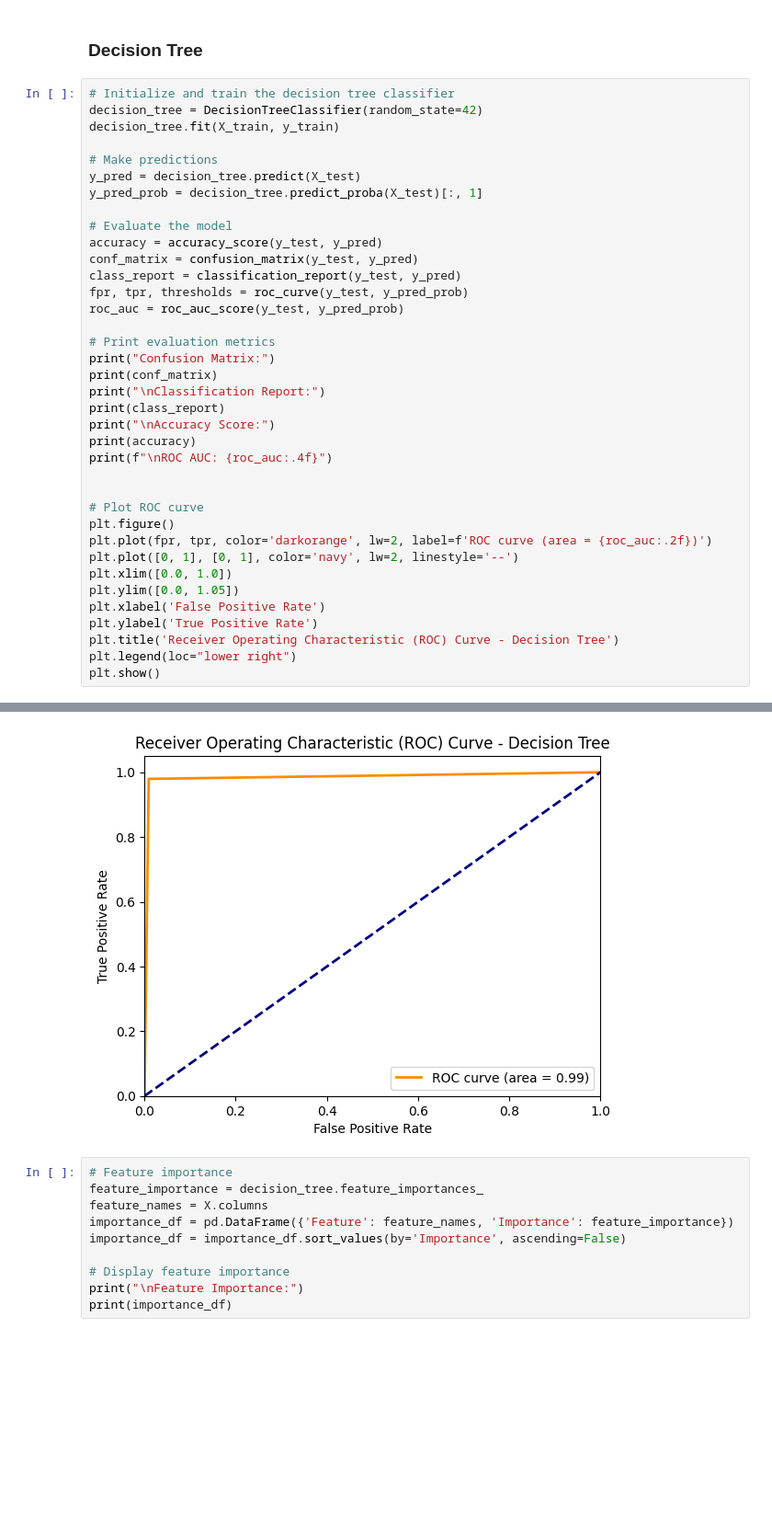
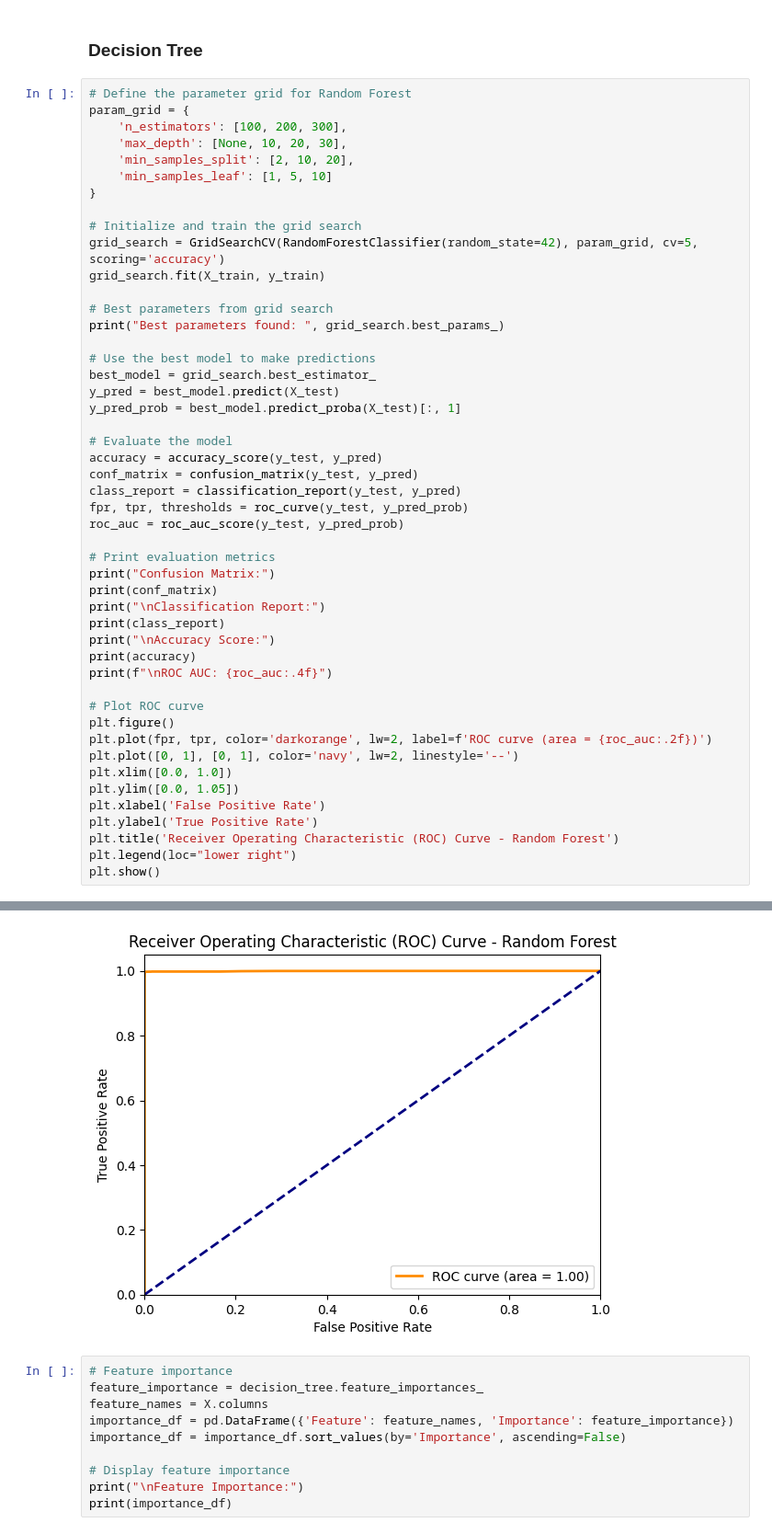
Before and after one commit to EvaW01/schulich_data_science_Xinyue-Wang, a Jupyter notebook: data_science_final_group_project.ipynb, the cells around one changed output, grey strips where cells are left out. Shown at 92% size. Drawn from its saved outputs; the diff is of its cells as text; blank space fills up the shorter version.

```diff
--- a/data_science_final_group_project.ipynb
+++ b/data_science_final_group_project.ipynb
@@ -1257,13 +1257,25 @@ plt.show()
 # %% [markdown]
 ### Decision Tree
 # %%
-# Initialize and train the decision tree classifier
-decision_tree = DecisionTreeClassifier(random_state=42)
-decision_tree.fit(X_train, y_train)
+# Define the parameter grid for Random Forest
+param_grid = {
+    'n_estimators': [100, 200, 300],
+    'max_depth': [None, 10, 20, 30],
+    'min_samples_split': [2, 10, 20],
+    'min_samples_leaf': [1, 5, 10]
+}
 
-# Make predictions
-y_pred = decision_tree.predict(X_test)
-y_pred_prob = decision_tree.predict_proba(X_test)[:, 1]
+# Initialize and train the grid search
+grid_search = GridSearchCV(RandomForestClassifier(random_state=42), param_grid, cv=5, scoring='accuracy')
+grid_search.fit(X_train, y_train)
+
+# Best parameters from grid search
+print("Best parameters found: ", grid_search.best_params_)
+
+# Use the best model to make predictions
+best_model = grid_search.best_estimator_
+y_pred = best_model.predict(X_test)
+y_pred_prob = best_model.predict_proba(X_test)[:, 1]
 
 # Evaluate the model
 accuracy = accuracy_score(y_test, y_pred)
@@ -1281,7 +1293,6 @@ print("\nAccuracy Score:")
 print(accuracy)
 print(f"\nROC AUC: {roc_auc:.4f}")
 
-
 # Plot ROC curve
 plt.figure()
 plt.plot(fpr, tpr, color='darkorange', lw=2, label=f'ROC curve (area = {roc_auc:.2f})')
@@ -1290,7 +1301,7 @@ plt.xlim([0.0, 1.0])
 plt.ylim([0.0, 1.05])
 plt.xlabel('False Positive Rate')
 plt.ylabel('True Positive Rate')
-plt.title('Receiver Operating Characteristic (ROC) Curve - Decision Tree')
+plt.title('Receiver Operating Characteristic (ROC) Curve - Random Forest')
 plt.legend(loc="lower right")
 plt.show()
 # %% [output]
@@ -1316,4 +1328,4 @@ ROC AUC: 0.9852
-[figure, old version]
+[figure, new version]
 # %%
 # Feature importance
 feature_importance = decision_tree.feature_importances_
```
Also changed, not shown: parts of 7 cells of this notebook, 6 other files.
